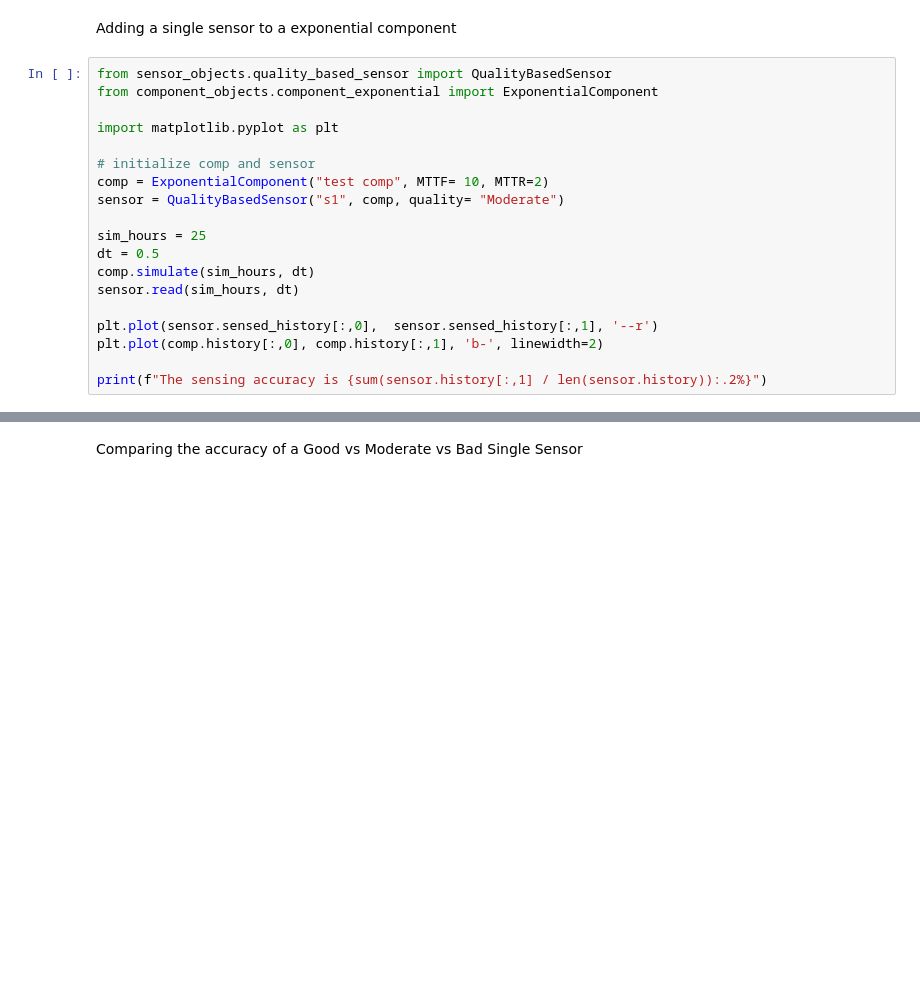
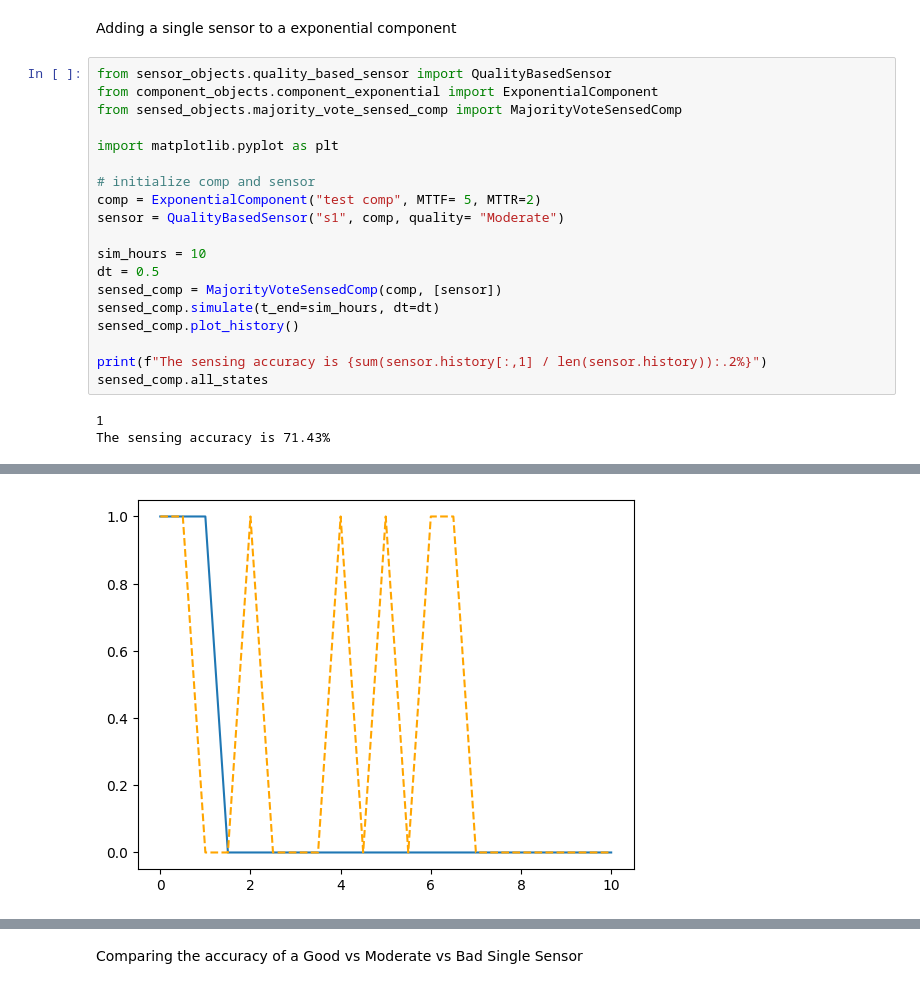
Before and after one commit to andreyaW/KISS2, a Jupyter notebook: object_testing/sensor_and_component_test.ipynb, the cells around one changed output, grey strips where cells are left out. Saved outputs shown, nothing was run; the diff lists cells and outputs as text; blank space fills up the shorter version.

Commit message:
sensed comp working need to add tests

```diff
--- a/object_testing/sensor_and_component_test.ipynb
+++ b/object_testing/sensor_and_component_test.ipynb
@@ -3,19 +3,22 @@ Adding a single sensor to a exponential component
 # %%
 from sensor_objects.quality_based_sensor import QualityBasedSensor
 from component_objects.component_exponential import ExponentialComponent
+from sensed_objects.majority_vote_sensed_comp import MajorityVoteSensedComp
 
 import matplotlib.pyplot as plt
 
 # initialize comp and sensor
-comp = ExponentialComponent("test comp", MTTF= 10, MTTR=2)
+comp = ExponentialComponent("test comp", MTTF= 5, MTTR=2)
 sensor = QualityBasedSensor("s1", comp, quality= "Moderate")
 
-sim_hours = 25
+sim_hours = 10
 dt = 0.5
-comp.simulate(sim_hours, dt)
-sensor.read(sim_hours, dt)
-
-plt.plot(sensor.sensed_history[:,0],  sensor.sensed_history[:,1], '--r')
-plt.plot(comp.history[:,0], comp.history[:,1], 'b-', linewidth=2)
+sensed_comp = MajorityVoteSensedComp(comp, [sensor])
+sensed_comp.simulate(t_end=sim_hours, dt=dt)
+sensed_comp.plot_history()
 
 print(f"The sensing accuracy is {sum(sensor.history[:,1] / len(sensor.history)):.2%}")
+sensed_comp.all_states
+# %% [output]
+1
+The sensing accuracy is 71.43%
@@ -21,0 +42 @@ print(f"The sensing accuracy is {sum(sensor.history[:,1] / len(sensor.history)):
+[figure, added]
```
Also changed, not shown: parts of 6 cells of this notebook, 9 other files.
